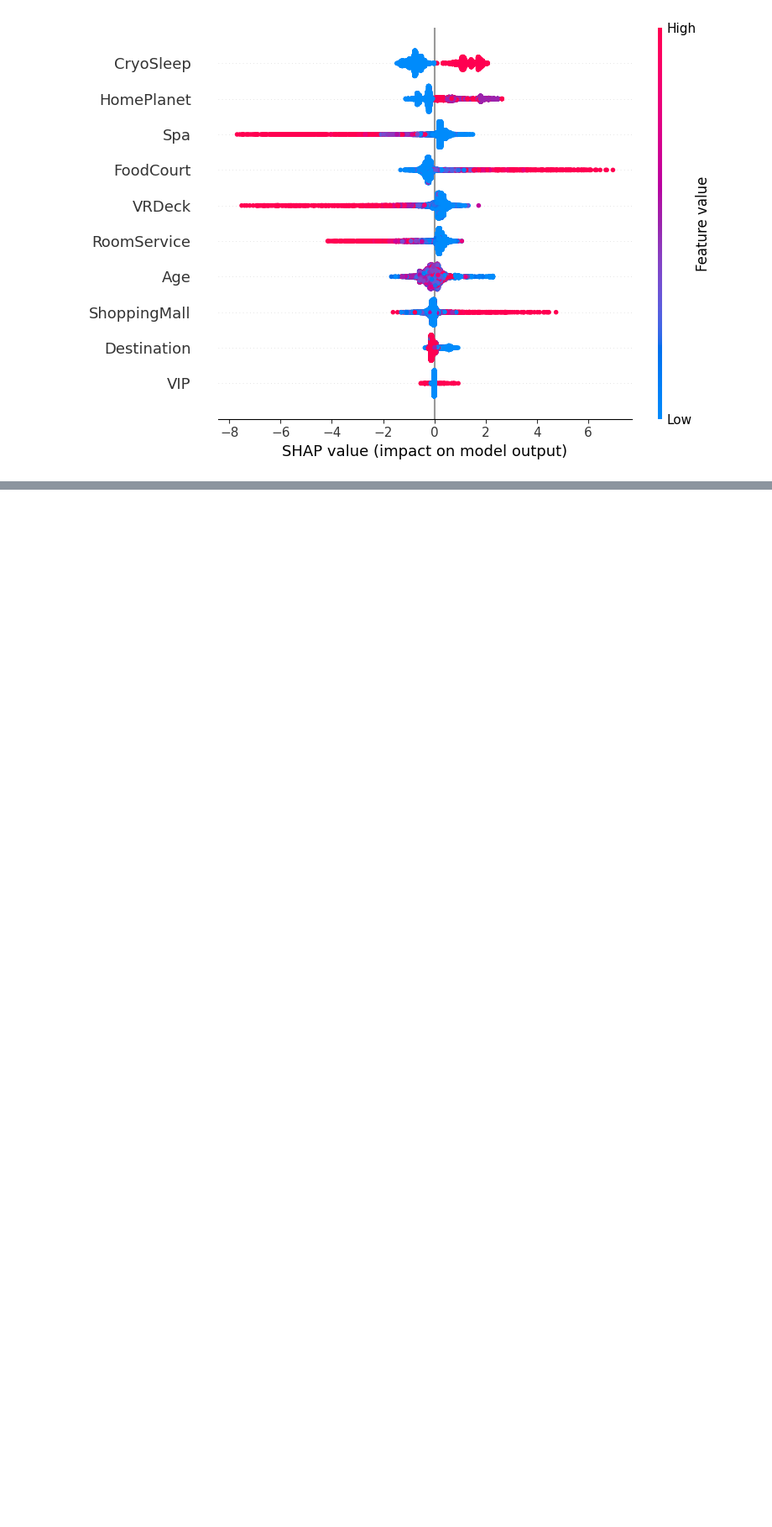
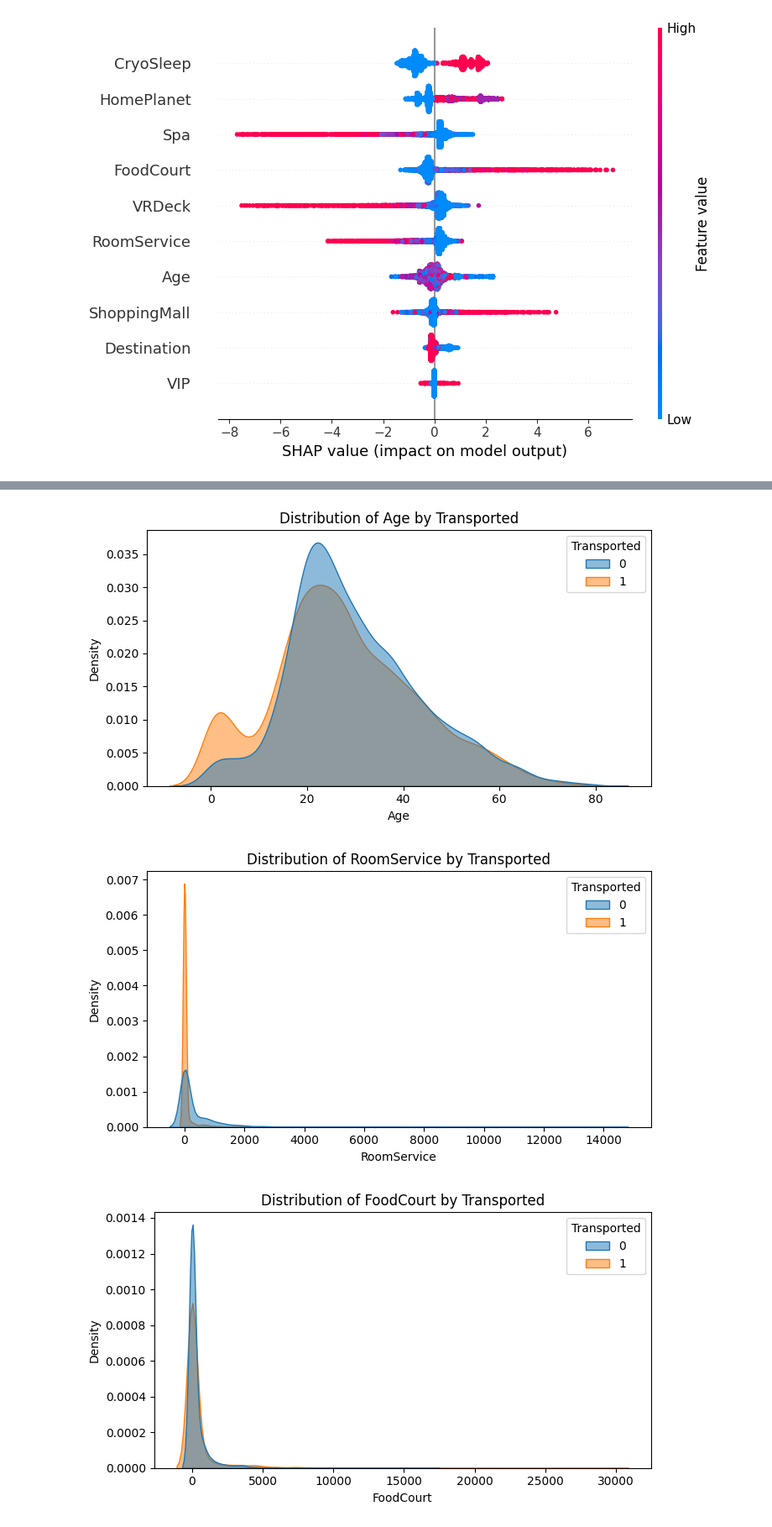
Before and after one commit to Kaggle-challange-group8/Titanic_space_ship_group_8, a Jupyter notebook: Kaggle_challange_group8.ipynb, the cells around one changed output, grey strips where cells are left out. Shown at 84% size. Saved outputs shown, nothing was run; the diff lists cells and outputs as text; code cells hidden in the pictures; blank space fills up the shorter version.

```diff
--- a/Kaggle_challange_group8.ipynb
+++ b/Kaggle_challange_group8.ipynb
@@ -569,0 +620,14 @@ Passing `palette` without assigning `hue` is deprecated and will be removed in v
+# %%
+# Continuous features KDE plots by class
+continuous_features = ['Age', 'RoomService', 'FoodCourt', 'ShoppingMall', 'Spa', 'VRDeck']
+
+for feature in continuous_features:
+    plt.figure(figsize=(7, 4))
+    sns.kdeplot(data=train_df, x=feature, hue='Transported', fill=True, common_norm=False, alpha=0.5)
+    plt.title(f'Distribution of {feature} by Transported')
+    plt.tight_layout()
+    plt.show()
+# %% [output]
+[figure, added]
+[figure, added]
+[figure, added]
```
Also changed, not shown: parts of 16 cells of this notebook.
